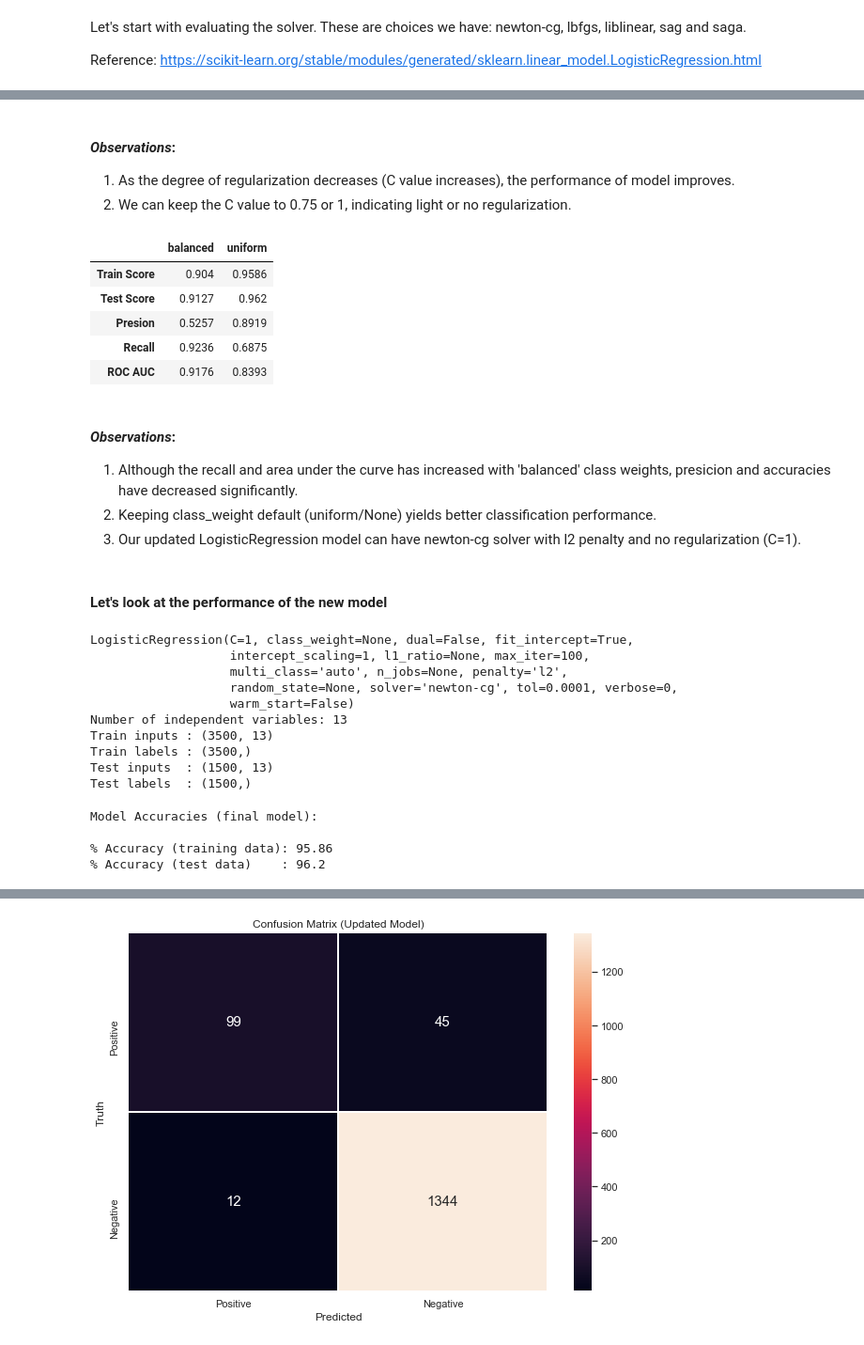
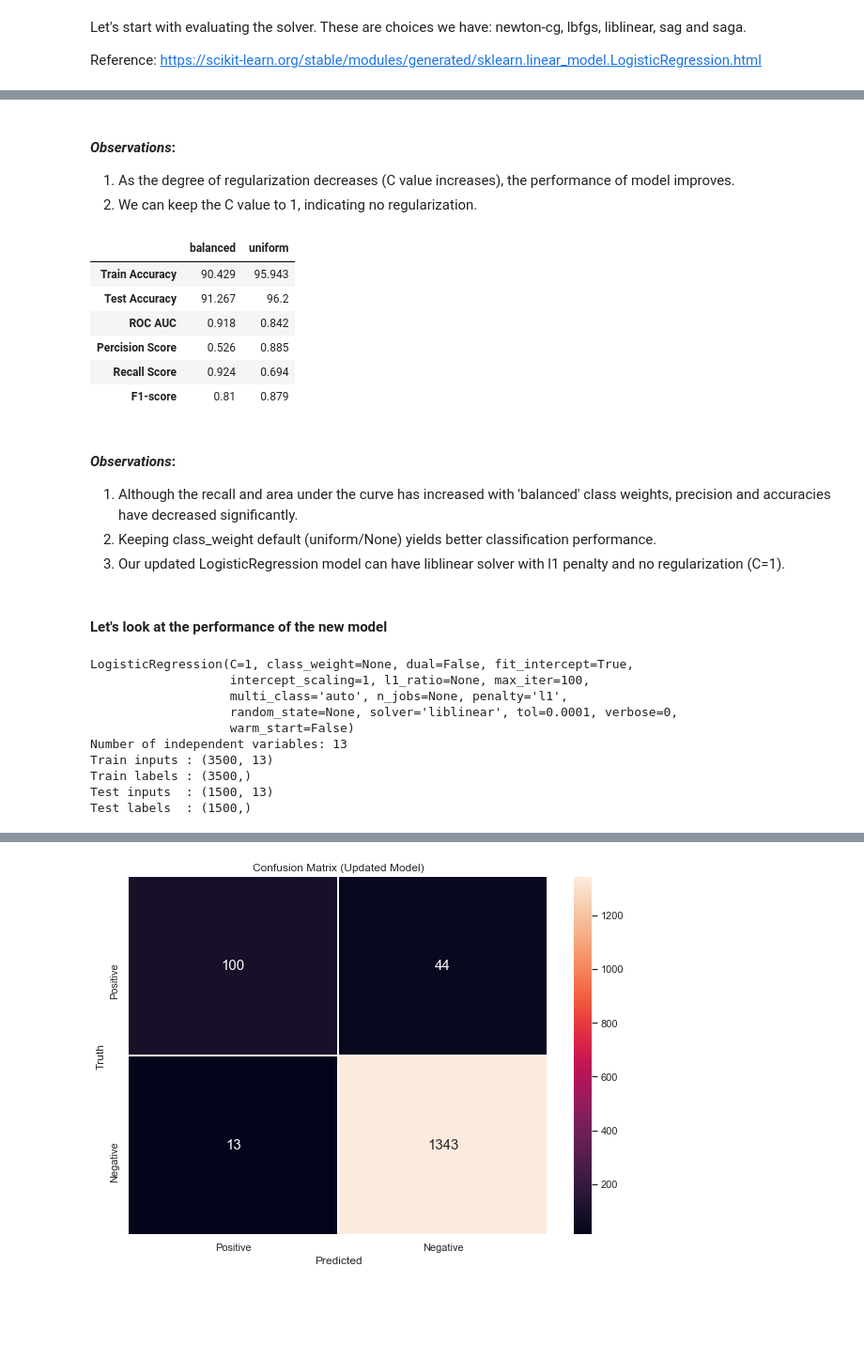
Before and after one commit to GreatLearningAIML1/gl-pgp-aiml-uta-intl-may20-varunkulkarni, a Jupyter notebook: projects/2_thera_bank_personal_loan_campaign/Thera_Bank_Personal_Loan_Campaign_Modelling_VarunKulkarni.ipynb, the cells around one changed output, grey strips where cells are left out. Shown at 94% size. Saved outputs shown, nothing was run; the diff lists cells and outputs as text; code cells hidden in the pictures; blank space fills up the shorter version.

```diff
--- a/projects/2_thera_bank_personal_loan_campaign/Thera_Bank_Personal_Loan_Campaign_Modelling_VarunKulkarni.ipynb
+++ b/projects/2_thera_bank_personal_loan_campaign/Thera_Bank_Personal_Loan_Campaign_Modelling_VarunKulkarni.ipynb
@@ -1117,18 +1077,17 @@ Now, we are left with experimenting with two parameters, namely:
 # %%
 # Let's assess the imapct of C values on the model
 
-# Segrees of regularization to experiment with
+# Degrees of regularization - smaller the value higher the regularization
 C_list = [0.001, 0.01, 0.1, 0.25, 0.5, 0.75, 1]
 
-ref_perf_dict={}
+perf_list = []
+perf_index = []
 for c in C_list:
-    classifier.set_model(LogisticRegression(random_state=42, solver='newton-cg', penalty='l2', C=c))
-    trs, tes = classifier.get_accuracy()
-    ps, rs = classifier.get_precision_recall_scores()
-    roc_auc = classifier.get_roc_auc_score()
-    ref_perf_dict['C (' + str(c) + ')'] = [round(trs,3), round(tes,3), round(ps,3), round(rs,3), round(roc_auc,3)]
+    classifier.set_model(LogisticRegression(random_state=42, solver='liblinear', penalty='l1', C=c))
+    perf_list.append(classifier.get_perf_dict(conf_mat=False))
+    perf_index.append('C=' + str(c))
 
-# Data frame to display performance resuts
-reg_perf_df = pd.DataFrame(ref_perf_dict, index=perf_index, dtype=str)
-reg_perf_df
+# Data frame to display performance results
+reg_perf_df = pd.DataFrame(perf_list, index=perf_index, dtype=str) # type=str to avoid rounding off decimals.
+reg_perf_df.T
 # %% [output]
@@ -1141,41 +1101,39 @@ reg_perf_df
 # %% [markdown]
 #### *Observations*:
 1. As the degree of regularization decreases (C value increases), the performance of model improves.
-2. We can keep the C value to 0.75 or 1, indicating light or no regularization.
+2. We can keep the C value to 1, indicating no regularization.
 # %%
 # Let's assess the impact of 'class_weight' on the model
 class_weights = ['balanced', None]
 
-class_perf_dict = {}
-for c in class_weights:
-    classifier.set_model(LogisticRegression(random_state=42, solver='newton-cg', penalty='l2',
-                                            C=1, class_weight=c))
-    trs, tes = classifier.get_accuracy()
-    ps, rs = classifier.get_precision_recall_scores()
-    roc_auc = classifier.get_roc_auc_score()
-    class_perf_dict['uniform ' if c == None else c] = [round(trs,4), round(tes,4), round(ps,4),
-                                                       round(rs,4), round(roc_auc,4)]
+perf_list = []
+perf_index = []
+for w in class_weights:
+    classifier.set_model(LogisticRegression(random_state=42, solver='liblinear', penalty='l1', C=1, class_weight=w))
+    perf_list.append(classifier.get_perf_dict(conf_mat=False))
+    perf_index.append('uniform' if w == None else w)
 
-# Dataframe to display results
-class_perf_df = pd.DataFrame(class_perf_dict, index=perf_index, dtype=str)
-class_perf_df
+# Data frame to display performance results
+class_perf_df = pd.DataFrame(perf_list, index=perf_index, dtype=str) # type=str to avoid rounding off decimals.
+class_perf_df.T
 # %% [output]
 |  | balanced | uniform |
-| Train Score | 0.904 | 0.9586 |
-| Test Score | 0.9127 | 0.962 |
-| Presion | 0.5257 | 0.8919 |
-| Recall | 0.9236 | 0.6875 |
-| ROC AUC | 0.9176 | 0.8393 |
+| Train Accuracy | 90.429 | 95.943 |
+| Test Accuracy | 91.267 | 96.2 |
+| ROC AUC | 0.918 | 0.842 |
+| Percision Score | 0.526 | 0.885 |
+| Recall Score | 0.924 | 0.694 |
+| F1-score | 0.81 | 0.879 |
 # %% [markdown]
 #### *Observations*:
-1. Although the recall and area under the curve has increased with 'balanced' class weights, presicion and accuracies have decreased significantly.
+1. Although the recall and area under the curve has increased with 'balanced' class weights, precision and accuracies have decreased significantly.
 1. Keeping class_weight default (uniform/None) yields better classification performance.
-2. Our updated LogisticRegression model can have newton-cg solver with l2 penalty and no regularization (C=1).
+2. Our updated LogisticRegression model can have liblinear solver with l1 penalty and no regularization (C=1).
 # %% [markdown]
 #### Let's look at the performance of the new model
 # %%
 # So, our updated model can be defined as follows
-updated_model = LogisticRegression(solver='newton-cg', penalty='l2', C=1, class_weight=None)
+updated_model = LogisticRegression(solver='liblinear', penalty='l1', C=1, class_weight=None)
 
 # Let's look at the performance of the new model.
 classifier.set_model(updated_model) # Update model
@@ -1184,22 +1142,11 @@ print(classifier)
 # %% [output]
 LogisticRegression(C=1, class_weight=None, dual=False, fit_intercept=True,
                    intercept_scaling=1, l1_ratio=None, max_iter=100,
-                   multi_class='auto', n_jobs=None, penalty='l2',
-                   random_state=None, solver='newton-cg', tol=0.0001, verbose=0,
+                   multi_class='auto', n_jobs=None, penalty='l1',
+                   random_state=None, solver='liblinear', tol=0.0001, verbose=0,
                    warm_start=False)
 Number of independent variables: 13
 Train inputs : (3500, 13)
 Train labels : (3500,)
 Test inputs  : (1500, 13)
 Test labels  : (1500,)
-# %%
-train_score, test_score = classifier.get_accuracy()
-
-print("Model Accuracies (final model):",'\n'"")
-print('% Accuracy (training data): {0}'.format(round(train_score * 100.0, 2)))
-print('% Accuracy (test data)    : {0}'.format(round(test_score * 100.0, 2)))
-# %% [output]
-Model Accuracies (final model):
-
-% Accuracy (training data): 95.86
-% Accuracy (test data)    : 96.2
```
Also changed, not shown: parts of 39 cells of this notebook, 1 other file.
